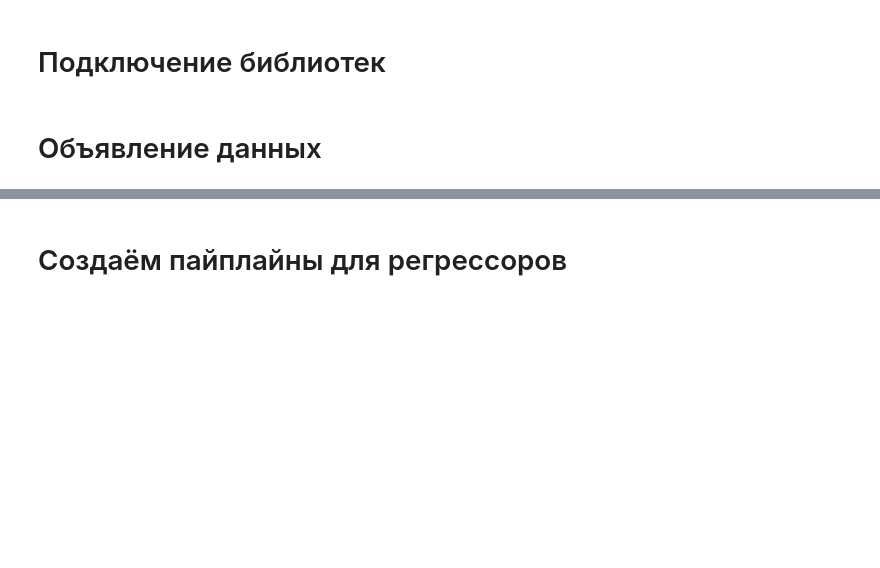
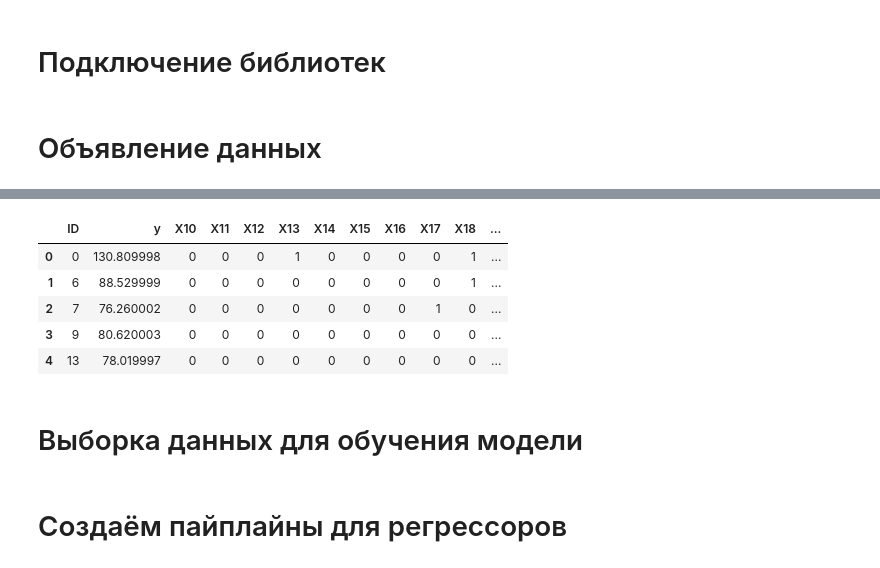
Before and after one commit to LuosRemmus/SITII_LR2, a Jupyter notebook: model_1.ipynb, the cells around one changed output, grey strips where cells are left out. Drawn from its saved outputs; the diff is of its cells as text; code cells hidden in the pictures; blank space fills up the shorter version.

```diff
--- a/model_1.ipynb
+++ b/model_1.ipynb
@@ -23,0 +31,11 @@ X_train, X_test, y_train, y_test = train_test_split(X, y, test_size=0.2, random_
+# %%
+one_hot_data.head()
+# %% [output]
+|  | ID | y | X10 | X11 | X12 | X13 | X14 | X15 | X16 | X17 | X18 | ... |
+| 0 | 0 | 130.809998 | 0 | 0 | 0 | 1 | 0 | 0 | 0 | 0 | 1 | ... |
+| 1 | 6 | 88.529999 | 0 | 0 | 0 | 0 | 0 | 0 | 0 | 0 | 1 | ... |
+| 2 | 7 | 76.260002 | 0 | 0 | 0 | 0 | 0 | 0 | 0 | 1 | 0 | ... |
+| 3 | 9 | 80.620003 | 0 | 0 | 0 | 0 | 0 | 0 | 0 | 0 | 0 | ... |
+| 4 | 13 | 78.019997 | 0 | 0 | 0 | 0 | 0 | 0 | 0 | 0 | 0 | ... |
+# %% [markdown]
+# Выборка данных для обучения модели
```
Also changed, not shown: parts of 8 cells of this notebook, 2 other files.
